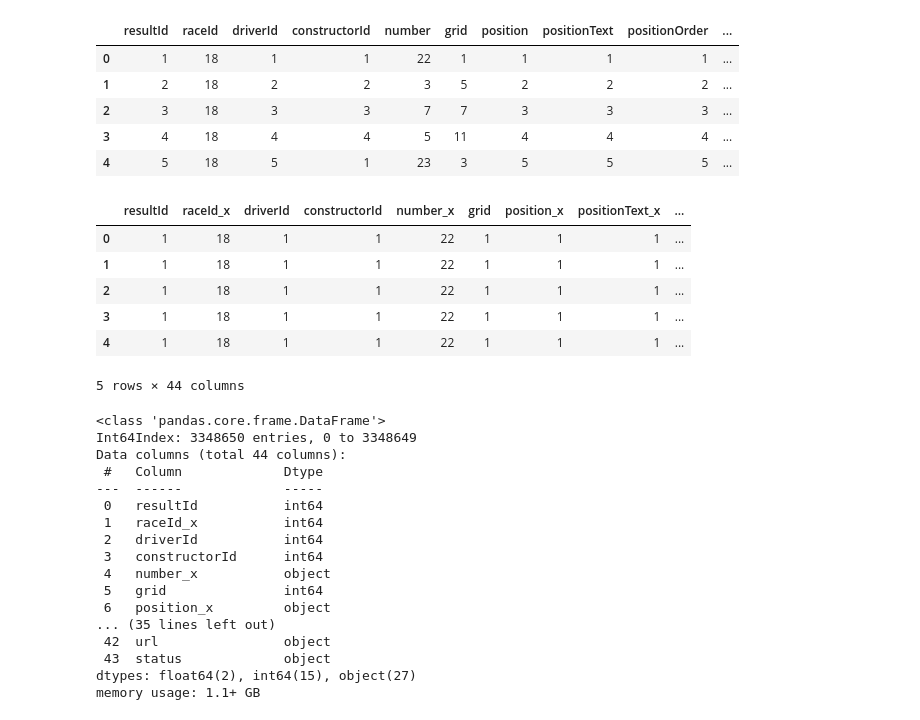
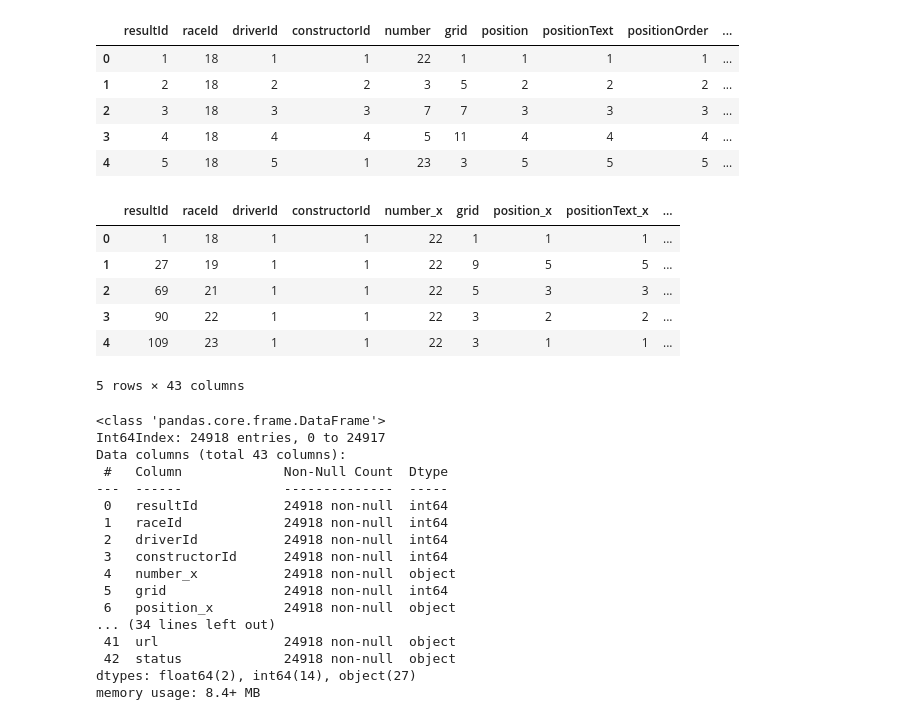
Before and after one commit to Siverty/Machine-Learning, a Jupyter notebook: ml.ipynb, the cells around one changed output. Saved outputs shown, nothing was run; the diff lists cells and outputs as text; code cells hidden in the pictures.

```diff
--- a/ml.ipynb
+++ b/ml.ipynb
@@ -33,25 +33,25 @@ result_df.head()
 # %%
 # merging all seperate dataframe into single dataframe as df
 con1 = pd.merge(result_df, races_df, on='raceId')
 con2 = pd.merge(con1, drivers_df, on='driverId')
-con3 = pd.merge(con2, driver_standings_df, on='driverId')
+con3 = pd.merge(con2, driver_standings_df, on=['driverId', 'raceId'])
 con4 = pd.merge(con3, constructor_df, on='constructorId')
-df = pd.merge(con4, stats_df, on='statusId')
+df = pd.merge(con4, stats_df, on=['statusId'])
 pd.get_option("display.max_columns", None)
 
 # dropping the columns that don't have any value
 df.dropna
 
 # checking the data types
 df.head()
 # %% [output]
-|  | resultId | raceId_x | driverId | constructorId | number_x | grid | position_x | positionText_x | ... |
+|  | resultId | raceId | driverId | constructorId | number_x | grid | position_x | positionText_x | ... |
 | 0 | 1 | 18 | 1 | 1 | 22 | 1 | 1 | 1 | ... |
-| 1 | 1 | 18 | 1 | 1 | 22 | 1 | 1 | 1 | ... |
-| 2 | 1 | 18 | 1 | 1 | 22 | 1 | 1 | 1 | ... |
-| 3 | 1 | 18 | 1 | 1 | 22 | 1 | 1 | 1 | ... |
-| 4 | 1 | 18 | 1 | 1 | 22 | 1 | 1 | 1 | ... |
+| 1 | 27 | 19 | 1 | 1 | 22 | 9 | 5 | 5 | ... |
+| 2 | 69 | 21 | 1 | 1 | 22 | 5 | 3 | 3 | ... |
+| 3 | 90 | 22 | 1 | 1 | 22 | 3 | 2 | 2 | ... |
+| 4 | 109 | 23 | 1 | 1 | 22 | 3 | 1 | 1 | ... |
-5 rows × 44 columns
+5 rows × 43 columns
 # %%
 # zero tables were dropped, there are no null values in this dataframe
 
@@ -59,22 +59,22 @@ df.head()
 df.info()
 # %% [output]
 <class 'pandas.core.frame.DataFrame'>
-Int64Index: 3348650 entries, 0 to 3348649
-Data columns (total 44 columns):
- #   Column             Dtype
----  ------             -----
- 0   resultId           int64
- 1   raceId_x           int64
- 2   driverId           int64
- 3   constructorId      int64
- 4   number_x           object
- 5   grid               int64
- 6   position_x         object
-... (35 lines left out)
- 42  url                object
- 43  status             object
-dtypes: float64(2), int64(15), object(27)
-memory usage: 1.1+ GB
+Int64Index: 24918 entries, 0 to 24917
+Data columns (total 43 columns):
+ #   Column             Non-Null Count  Dtype
+---  ------             --------------  -----
+ 0   resultId           24918 non-null  int64
+ 1   raceId             24918 non-null  int64
+ 2   driverId           24918 non-null  int64
+ 3   constructorId      24918 non-null  int64
+ 4   number_x           24918 non-null  object
+ 5   grid               24918 non-null  int64
+ 6   position_x         24918 non-null  object
+... (34 lines left out)
+ 41  url                24918 non-null  object
+ 42  status             24918 non-null  object
+dtypes: float64(2), int64(14), object(27)
+memory usage: 8.4+ MB
 # %%
 # viewing the columns in the dataframe
 df.columns
```
Also changed, not shown: parts of 52 cells of this notebook.
